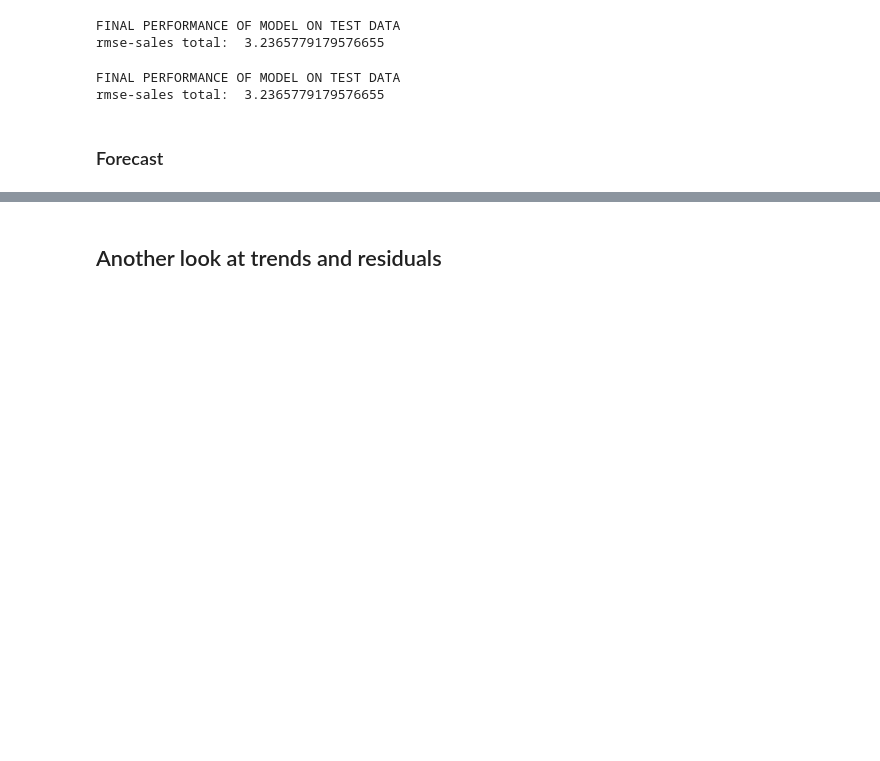
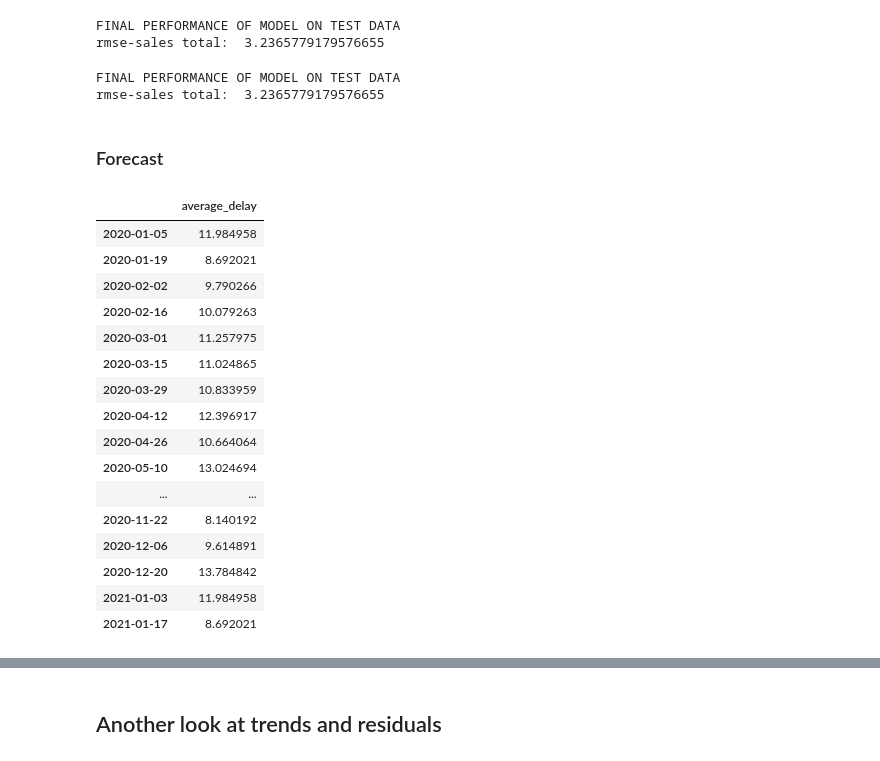
Before and after one commit to Alfred-W-S-Pirovits-Jr/individual-project, a Jupyter notebook: final_notebook.ipynb, the cells around one changed output, grey strips where cells are left out. Drawn from its saved outputs; the diff is of its cells as text; code cells hidden in the pictures; blank space fills up the shorter version.

```diff
--- a/final_notebook.ipynb
+++ b/final_notebook.ipynb
@@ -235,5 +266,27 @@ final_rmse(test, yhat_df)
 # %% [output]
 FINAL PERFORMANCE OF MODEL ON TEST DATA
 rmse-sales total:  3.2365779179576655
-# %% [markdown]
-### Forecast
+# %% [markdown]
+### Forecast
+# %%
+forecast = pd.DataFrame({'average_delay': hst_average_delay_fit3.forecast(validate.shape[0] + test.shape[0] + 1 + 26)})
+forecast = forecast['2020':]
+forecast
+# %% [output]
+|  | average_delay |
+| 2020-01-05 | 11.984958 |
+| 2020-01-19 | 8.692021 |
+| 2020-02-02 | 9.790266 |
+| 2020-02-16 | 10.079263 |
+| 2020-03-01 | 11.257975 |
+| 2020-03-15 | 11.024865 |
+| 2020-03-29 | 10.833959 |
+| 2020-04-12 | 12.396917 |
+| 2020-04-26 | 10.664064 |
+| 2020-05-10 | 13.024694 |
+| ... | ... |
+| 2020-11-22 | 8.140192 |
+| 2020-12-06 | 9.614891 |
+| 2020-12-20 | 13.784842 |
+| 2021-01-03 | 11.984958 |
+| 2021-01-17 | 8.692021 |
```
Also changed, not shown: parts of 17 cells of this notebook, 2 other files.
